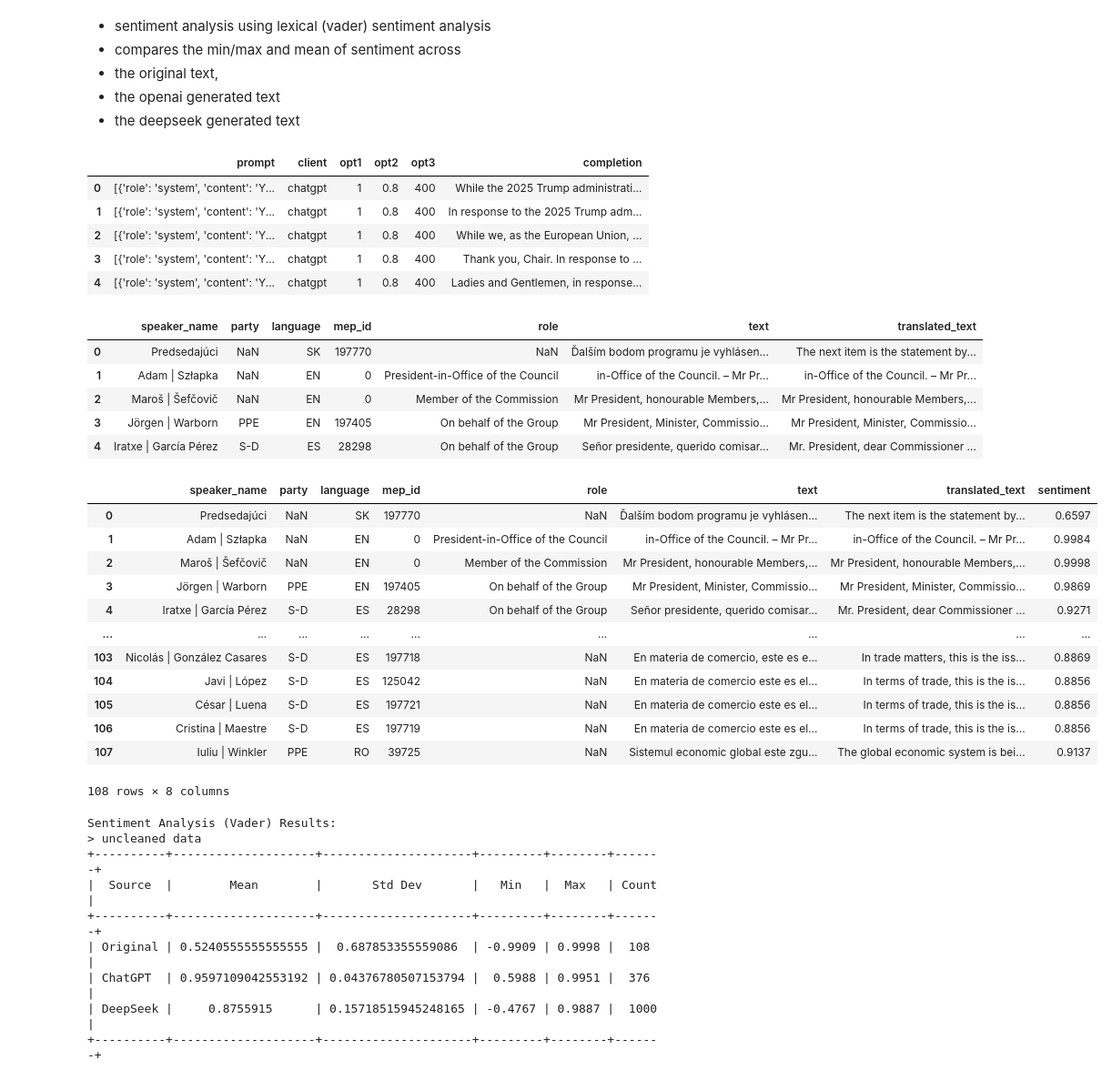
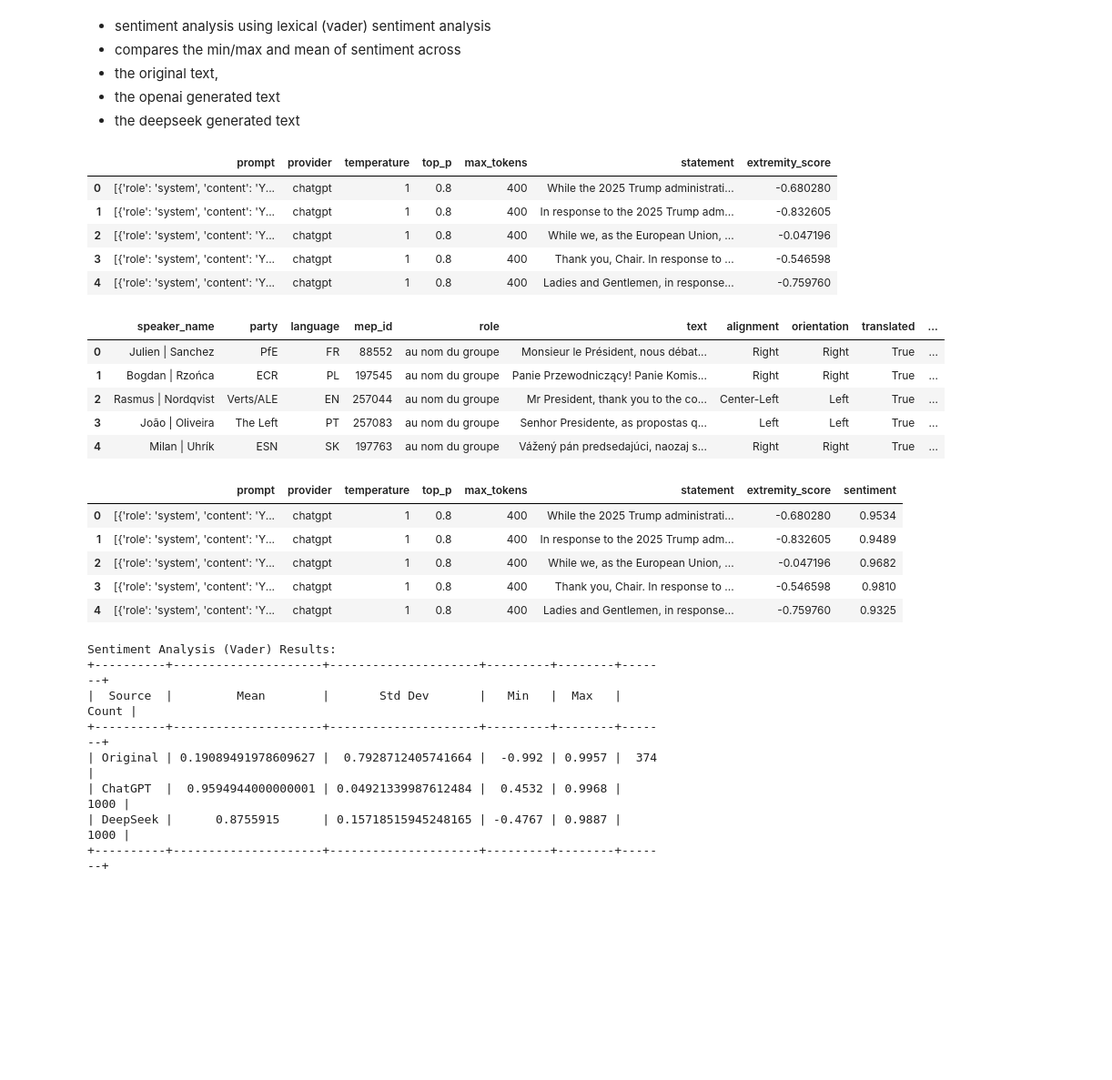
Before and after one commit to heinrichhegenbarth/CDSCO1002U_F25_Natural_Language_Processing-Text_Analytics, a Jupyter notebook: B_analysis/sentiment_analysis.ipynb, the cells around one changed output. Shown: that part at 91% size. Drawn from its saved outputs; the diff is of its cells as text; code cells hidden in the pictures; blank space fills up the shorter version.

Commit message:
sentiment analysis using bert first draft, deleted unused files, tinkering on VADER sentiment analyisis (graphing)

```diff
--- a/B_analysis/sentiment_analysis.ipynb
+++ b/B_analysis/sentiment_analysis.ipynb
@@ -12,65 +12,54 @@ from nltk.sentiment.vader import SentimentIntensityAnalyzer
 from prettytable import PrettyTable
 # %%
 with open('../0_data/statements.csv', 'r') as file:
-    headers = ['prompt', 'client', 'opt1', 'opt2', 'opt3', 'completion']
-    df_generated = pd.read_csv(file, names=headers)
+    # headers = ['prompt', 'client', 'opt1', 'opt2', 'opt3', 'completion']
+    df_generated = pd.read_csv(file, index_col=False)
 
 df_generated.head()
 # %% [output]
-|  | prompt | client | opt1 | opt2 | opt3 | completion |
-| 0 | [{'role': 'system', 'content': 'Y... | chatgpt | 1 | 0.8 | 400 | While the 2025 Trump administrati... |
-| 1 | [{'role': 'system', 'content': 'Y... | chatgpt | 1 | 0.8 | 400 | In response to the 2025 Trump adm... |
-| 2 | [{'role': 'system', 'content': 'Y... | chatgpt | 1 | 0.8 | 400 | While we, as the European Union, ... |
-| 3 | [{'role': 'system', 'content': 'Y... | chatgpt | 1 | 0.8 | 400 | Thank you, Chair. In response to ... |
-| 4 | [{'role': 'system', 'content': 'Y... | chatgpt | 1 | 0.8 | 400 | Ladies and Gentlemen, in response... |
+|  | prompt | provider | temperature | top_p | max_tokens | statement | extremity_score |
+| 0 | [{'role': 'system', 'content': 'Y... | chatgpt | 1 | 0.8 | 400 | While the 2025 Trump administrati... | -0.680280 |
+| 1 | [{'role': 'system', 'content': 'Y... | chatgpt | 1 | 0.8 | 400 | In response to the 2025 Trump adm... | -0.832605 |
+| 2 | [{'role': 'system', 'content': 'Y... | chatgpt | 1 | 0.8 | 400 | While we, as the European Union, ... | -0.047196 |
+| 3 | [{'role': 'system', 'content': 'Y... | chatgpt | 1 | 0.8 | 400 | Thank you, Chair. In response to ... | -0.546598 |
+| 4 | [{'role': 'system', 'content': 'Y... | chatgpt | 1 | 0.8 | 400 | Ladies and Gentlemen, in response... | -0.759760 |
 # %%
 with open ('../0_data/eu_debate_transcripts_translated.csv', 'r') as file:
     df_original = pd.read_csv(file)
 
-
 df_original.head()
 # %% [output]
-|  | speaker_name | party | language | mep_id | role | text | translated_text |
-| 0 | Predsedajúci | NaN | SK | 197770 | NaN | Ďalším bodom programu je vyhlásen... | The next item is the statement by... |
-| 1 | Adam | Szłapka | NaN | EN | 0 | President-in-Office of the Council | in-Office of the Council. – Mr Pr... | in-Office of the Council. – Mr Pr... |
-| 2 | Maroš | Šefčovič | NaN | EN | 0 | Member of the Commission | Mr President, honourable Members,... | Mr President, honourable Members,... |
-| 3 | Jörgen | Warborn | PPE | EN | 197405 | On behalf of the Group | Mr President, Minister, Commissio... | Mr President, Minister, Commissio... |
-| 4 | Iratxe | García Pérez | S-D | ES | 28298 | On behalf of the Group | Señor presidente, querido comisar... | Mr. President, dear Commissioner ... |
+|  | speaker_name | party | language | mep_id | role | text | alignment | orientation | translated | ... |
+| 0 | Julien | Sanchez | PfE | FR | 88552 | au nom du groupe | Monsieur le Président, nous débat... | Right | Right | True | ... |
+| 1 | Bogdan | Rzońca | ECR | PL | 197545 | au nom du groupe | Panie Przewodniczący! Panie Komis... | Right | Right | True | ... |
+| 2 | Rasmus | Nordqvist | Verts/ALE | EN | 257044 | au nom du groupe | Mr President, thank you to the co... | Center-Left | Left | True | ... |
+| 3 | João | Oliveira | The Left | PT | 257083 | au nom du groupe | Senhor Presidente, as propostas q... | Left | Left | True | ... |
+| 4 | Milan | Uhrík | ESN | SK | 197763 | au nom du groupe | Vážený pán predsedajúci, naozaj s... | Right | Right | True | ... |
-# %%
-# cleaning
-df_generated['completion'] = df_generated['completion'].str.replace('###', '', regex=False)
 # %%
-# Sentiment analysis
+# VADER Sentiment analysis
 sia = SentimentIntensityAnalyzer()
 def get_sentiment(text):
     sentiment = sia.polarity_scores(text)
     return sentiment['compound']
 
 df_original['sentiment'] = df_original['translated_text'].apply(get_sentiment)
-df_generated['sentiment'] = df_generated['completion'].apply(get_sentiment)
+df_generated['sentiment'] = df_generated['statement'].apply(get_sentiment)
 
-df_original
+df_generated.head()
 # %% [output]
-|  | speaker_name | party | language | mep_id | role | text | translated_text | sentiment |
-| 0 | Predsedajúci | NaN | SK | 197770 | NaN | Ďalším bodom programu je vyhlásen... | The next item is the statement by... | 0.6597 |
-| 1 | Adam | Szłapka | NaN | EN | 0 | President-in-Office of the Council | in-Office of the Council. – Mr Pr... | in-Office of the Council. – Mr Pr... | 0.9984 |
-| 2 | Maroš | Šefčovič | NaN | EN | 0 | Member of the Commission | Mr President, honourable Members,... | Mr President, honourable Members,... | 0.9998 |
-| 3 | Jörgen | Warborn | PPE | EN | 197405 | On behalf of the Group | Mr President, Minister, Commissio... | Mr President, Minister, Commissio... | 0.9869 |
-| 4 | Iratxe | García Pérez | S-D | ES | 28298 | On behalf of the Group | Señor presidente, querido comisar... | Mr. President, dear Commissioner ... | 0.9271 |
-| ... | ... | ... | ... | ... | ... | ... | ... | ... |
-| 103 | Nicolás | González Casares | S-D | ES | 197718 | NaN | En materia de comercio, este es e... | In trade matters, this is the iss... | 0.8869 |
-| 104 | Javi | López | S-D | ES | 125042 | NaN | En materia de comercio este es el... | In terms of trade, this is the is... | 0.8856 |
-| 105 | César | Luena | S-D | ES | 197721 | NaN | En materia de comercio este es el... | In terms of trade, this is the is... | 0.8856 |
-| 106 | Cristina | Maestre | S-D | ES | 197719 | NaN | En materia de comercio este es el... | In terms of trade, this is the is... | 0.8856 |
-| 107 | Iuliu | Winkler | PPE | RO | 39725 | NaN | Sistemul economic global este zgu... | The global economic system is bei... | 0.9137 |
+|  | prompt | provider | temperature | top_p | max_tokens | statement | extremity_score | sentiment |
+| 0 | [{'role': 'system', 'content': 'Y... | chatgpt | 1 | 0.8 | 400 | While the 2025 Trump administrati... | -0.680280 | 0.9534 |
+| 1 | [{'role': 'system', 'content': 'Y... | chatgpt | 1 | 0.8 | 400 | In response to the 2025 Trump adm... | -0.832605 | 0.9489 |
+| 2 | [{'role': 'system', 'content': 'Y... | chatgpt | 1 | 0.8 | 400 | While we, as the European Union, ... | -0.047196 | 0.9682 |
+| 3 | [{'role': 'system', 'content': 'Y... | chatgpt | 1 | 0.8 | 400 | Thank you, Chair. In response to ... | -0.546598 | 0.9810 |
+| 4 | [{'role': 'system', 'content': 'Y... | chatgpt | 1 | 0.8 | 400 | Ladies and Gentlemen, in response... | -0.759760 | 0.9325 |
-108 rows × 8 columns
 # %%
 def get_descriptive_printout(sentiment):
     return [sentiment.mean(), sentiment.std(), sentiment.min(), sentiment.max(), sentiment.count()]
 
 sentiment_original = get_descriptive_printout(df_original['sentiment'])
-is_openai = df_generated['client'] == 'chatgpt'
-is_deepseek = df_generated['client'] == 'deepseek'
+is_openai = df_generated['provider'] == 'chatgpt'
+is_deepseek = df_generated['provider'] == 'deepseek'
 sentiment_openai_deepseek = get_descriptive_printout(df_generated[is_deepseek]['sentiment'])
 sentiment_openai_chatgpt = get_descriptive_printout(df_generated[is_openai]['sentiment'])
 
@@ -85,15 +74,13 @@ sentiment_table.add_row(['DeepSeek', *sentiment_openai_deepseek])
 
 # Print table
 print('Sentiment Analysis (Vader) Results:')
-print('> uncleaned data')
 print(sentiment_table)
 # %% [output]
 Sentiment Analysis (Vader) Results:
-> uncleaned data
-+----------+--------------------+---------------------+---------+--------+-------+
-|  Source  |        Mean        |       Std Dev       |   Min   |  Max   | Count |
-+----------+--------------------+---------------------+---------+--------+-------+
-| Original | 0.5240555555555555 |  0.687853355559086  | -0.9909 | 0.9998 |  108  |
-| ChatGPT  | 0.9597109042553192 | 0.04376780507153794 |  0.5988 | 0.9951 |  376  |
-| DeepSeek |     0.8755915      | 0.15718515945248165 | -0.4767 | 0.9887 |  1000 |
-+----------+--------------------+---------------------+---------+--------+-------+
++----------+---------------------+---------------------+---------+--------+-------+
+|  Source  |         Mean        |       Std Dev       |   Min   |  Max   | Count |
++----------+---------------------+---------------------+---------+--------+-------+
+| Original | 0.19089491978609627 |  0.7928712405741664 |  -0.992 | 0.9957 |  374  |
+| ChatGPT  |  0.9594944000000001 | 0.04921339987612484 |  0.4532 | 0.9968 |  1000 |
+| DeepSeek |      0.8755915      | 0.15718515945248165 | -0.4767 | 0.9887 |  1000 |
++----------+---------------------+---------------------+---------+--------+-------+
```
Also changed, not shown: parts of 1 cell of this notebook, 4 other files.
